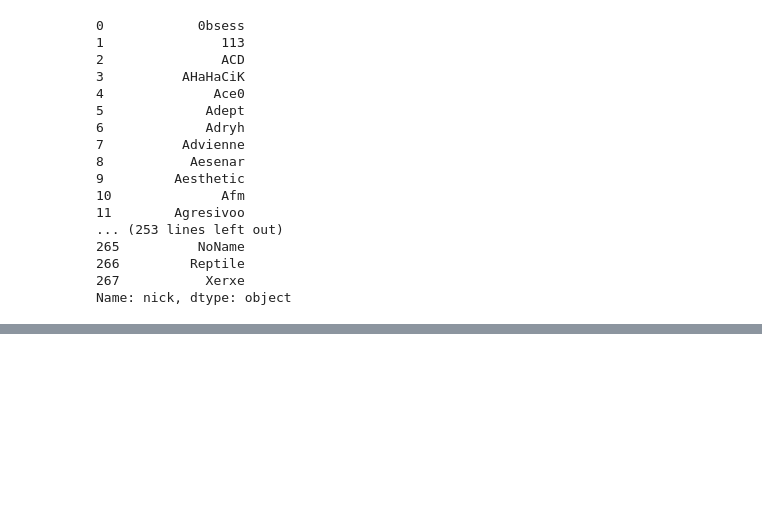
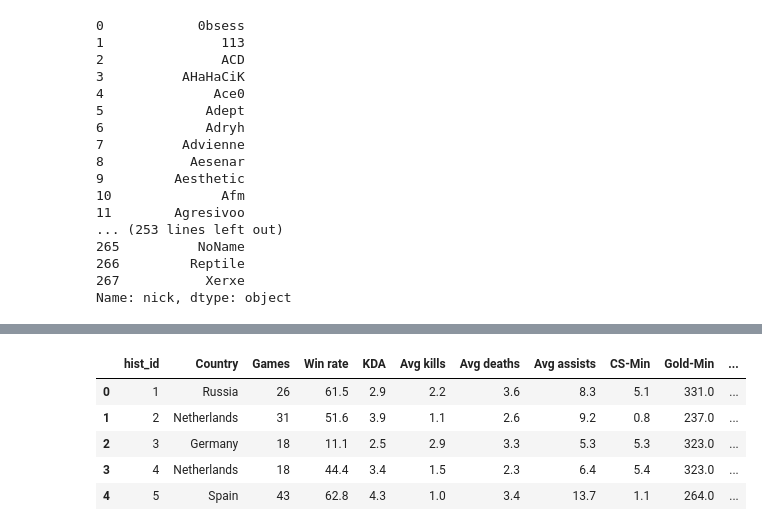
Before and after one commit to Linxx333/MrLinx-Data-ETL, a Jupyter notebook: src/main.ipynb, the cells around one changed output, grey strips where cells are left out. Saved outputs shown, nothing was run; the diff lists cells and outputs as text; code cells hidden in the pictures; blank space fills up the shorter version.

```diff
--- a/src/main.ipynb
+++ b/src/main.ipynb
@@ -1323,0 +1485,9 @@ array([  2,   4,   5,   3,   6,   7,   8,   9,  10,  11,  12,  13,  14,
+# %%
+hist_players.head()
+# %% [output]
+|  | hist_id | Country | Games | Win rate | KDA | Avg kills | Avg deaths | Avg assists | CS-Min | Gold-Min | ... |
+| 0 | 1 | Russia | 26 | 61.5 | 2.9 | 2.2 | 3.6 | 8.3 | 5.1 | 331.0 | ... |
+| 1 | 2 | Netherlands | 31 | 51.6 | 3.9 | 1.1 | 2.6 | 9.2 | 0.8 | 237.0 | ... |
+| 2 | 3 | Germany | 18 | 11.1 | 2.5 | 2.9 | 3.3 | 5.3 | 5.3 | 323.0 | ... |
+| 3 | 4 | Netherlands | 18 | 44.4 | 3.4 | 1.5 | 2.3 | 6.4 | 5.4 | 323.0 | ... |
+| 4 | 5 | Spain | 43 | 62.8 | 4.3 | 1.0 | 3.4 | 13.7 | 1.1 | 264.0 | ... |
```
Also changed, not shown: parts of 39 cells of this notebook, 4 other files.
